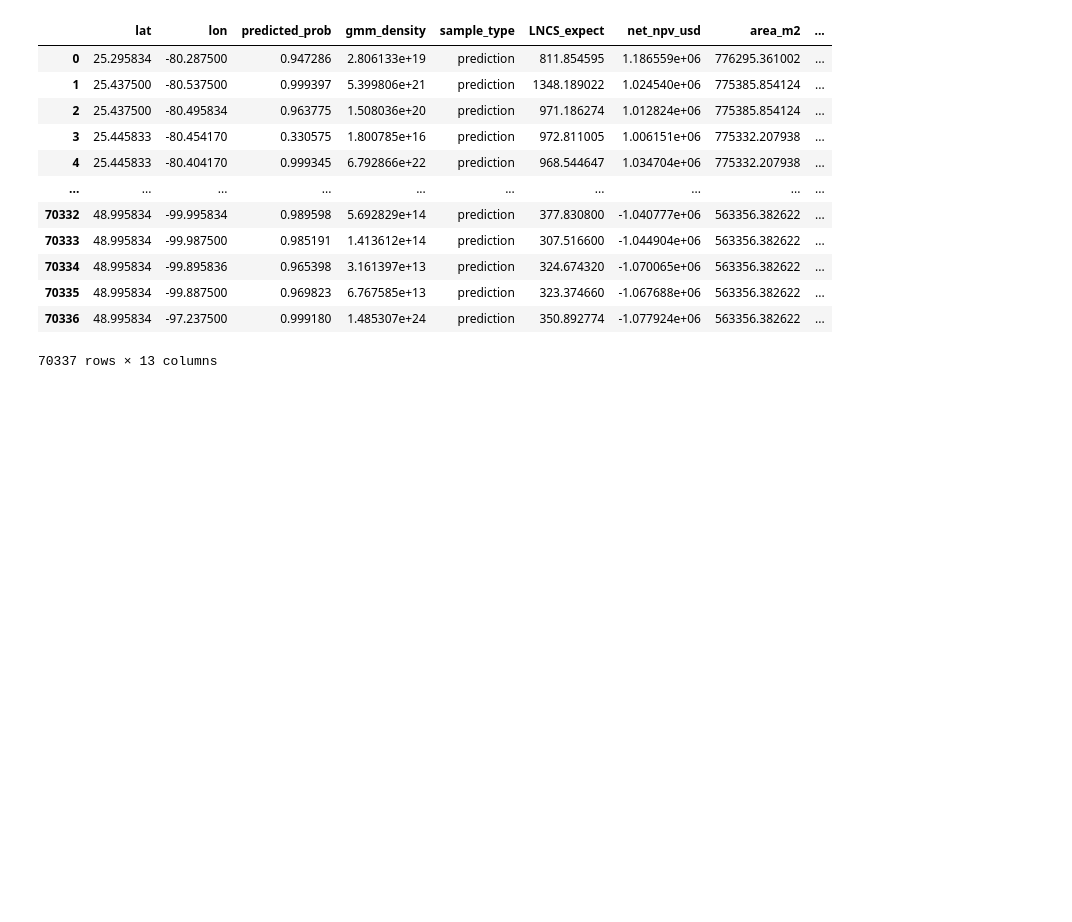
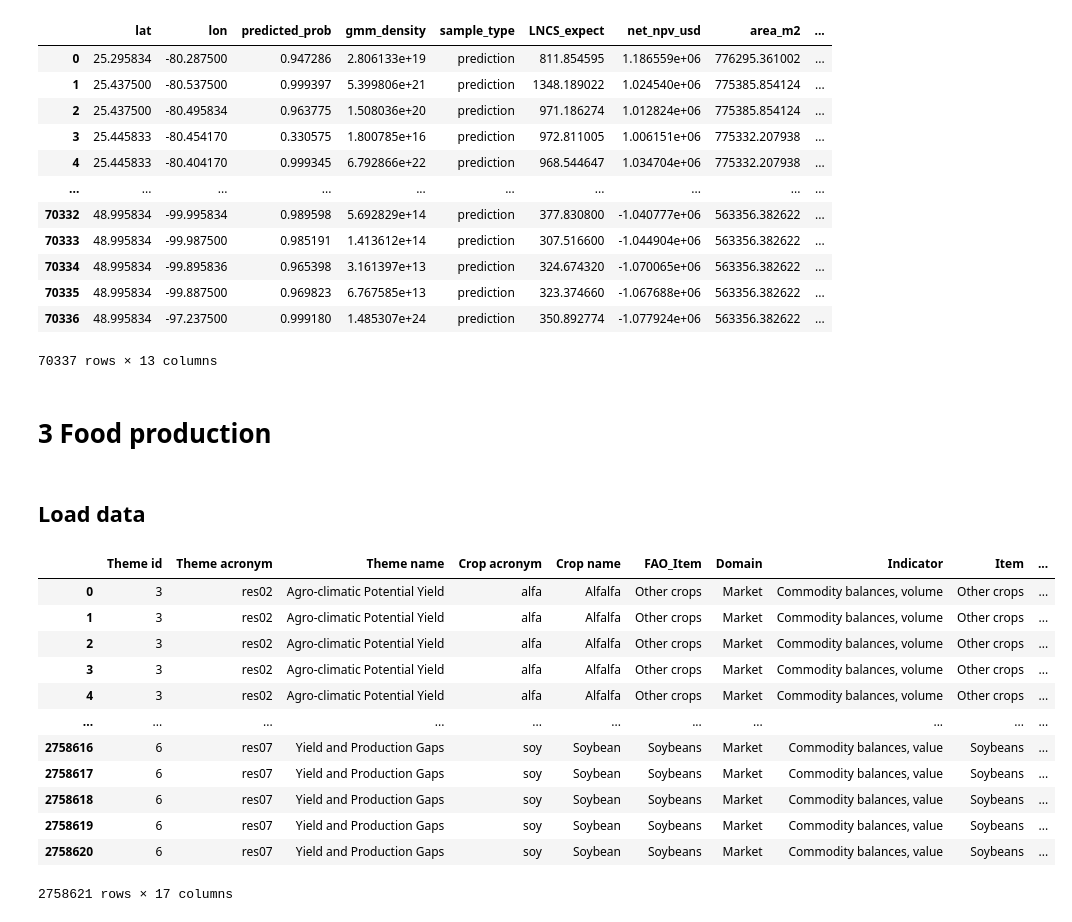
Before and after one commit to px39n/Landuse_Zhong, a Jupyter notebook: Supplymentary/S2_LNCS_carbon.ipynb, the cells around one changed output. Cells and saved outputs as stored; diff of their text form; code cells hidden in the pictures; blank space fills up the shorter version.

```diff
--- a/Supplymentary/S2_LNCS_carbon.ipynb
+++ b/Supplymentary/S2_LNCS_carbon.ipynb
@@ -2424,3 +2407,34 @@ merged_data_for_analysis
 | 70335 | 48.995834 | -99.887500 | 0.969823 | 6.767585e+13 | prediction | 323.374660 | -1.067688e+06 | 563356.382622 | ... |
 | 70336 | 48.995834 | -97.237500 | 0.999180 | 1.485307e+24 | prediction | 350.892774 | -1.077924e+06 | 563356.382622 | ... |
 70337 rows × 13 columns
+# %% [markdown]
+# 3 Food production
+# %% [markdown]
+## Load data
+# %%
+import numpy as np
+from scipy import interpolate
+import pandas as pd
+from tqdm.auto import tqdm
+
+
+crop_theme_df = pd.read_csv(r'D:\xarray\aligned2\economic_cost\GAEZ4_DB_Variables_Symbology_Crops.csv')
+df_price=pd.read_csv(r'D:\xarray\aligned2\economic_cost\IMPACT_food_price\FOFA2050CountryData_Market.csv')
+# 以下数据是实际需要导入的数据，经过字段匹配
+df_gaez = pd.read_csv(r'D:\xarray\aligned2\economic_cost\IMPACT_food_price\5.global_price.csv')
+
+df_gaez
+# %% [output]
+|  | Theme id | Theme acronym | Theme name | Crop acronym | Crop name | FAO_Item | Domain | Indicator | Item | ... |
+| 0 | 3 | res02 | Agro-climatic Potential Yield | alfa | Alfalfa | Other crops | Market | Commodity balances, volume | Other crops | ... |
+| 1 | 3 | res02 | Agro-climatic Potential Yield | alfa | Alfalfa | Other crops | Market | Commodity balances, volume | Other crops | ... |
+| 2 | 3 | res02 | Agro-climatic Potential Yield | alfa | Alfalfa | Other crops | Market | Commodity balances, volume | Other crops | ... |
+| 3 | 3 | res02 | Agro-climatic Potential Yield | alfa | Alfalfa | Other crops | Market | Commodity balances, volume | Other crops | ... |
+| 4 | 3 | res02 | Agro-climatic Potential Yield | alfa | Alfalfa | Other crops | Market | Commodity balances, volume | Other crops | ... |
+| ... | ... | ... | ... | ... | ... | ... | ... | ... | ... | ... |
+| 2758616 | 6 | res07 | Yield and Production Gaps | soy | Soybean | Soybeans | Market | Commodity balances, value | Soybeans | ... |
+| 2758617 | 6 | res07 | Yield and Production Gaps | soy | Soybean | Soybeans | Market | Commodity balances, value | Soybeans | ... |
+| 2758618 | 6 | res07 | Yield and Production Gaps | soy | Soybean | Soybeans | Market | Commodity balances, value | Soybeans | ... |
+| 2758619 | 6 | res07 | Yield and Production Gaps | soy | Soybean | Soybeans | Market | Commodity balances, value | Soybeans | ... |
+| 2758620 | 6 | res07 | Yield and Production Gaps | soy | Soybean | Soybeans | Market | Commodity balances, value | Soybeans | ... |
+2758621 rows × 17 columns
```
Also changed, not shown: parts of 11 cells of this notebook, 5 other files.
